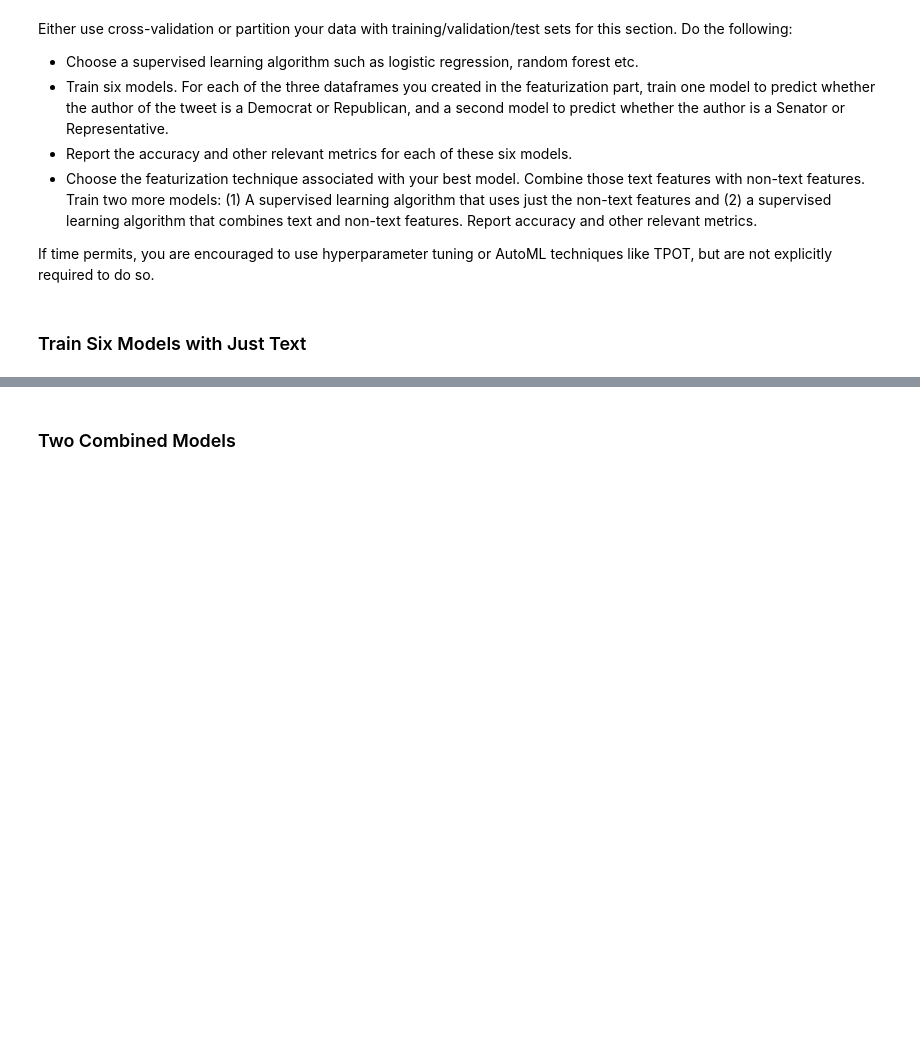
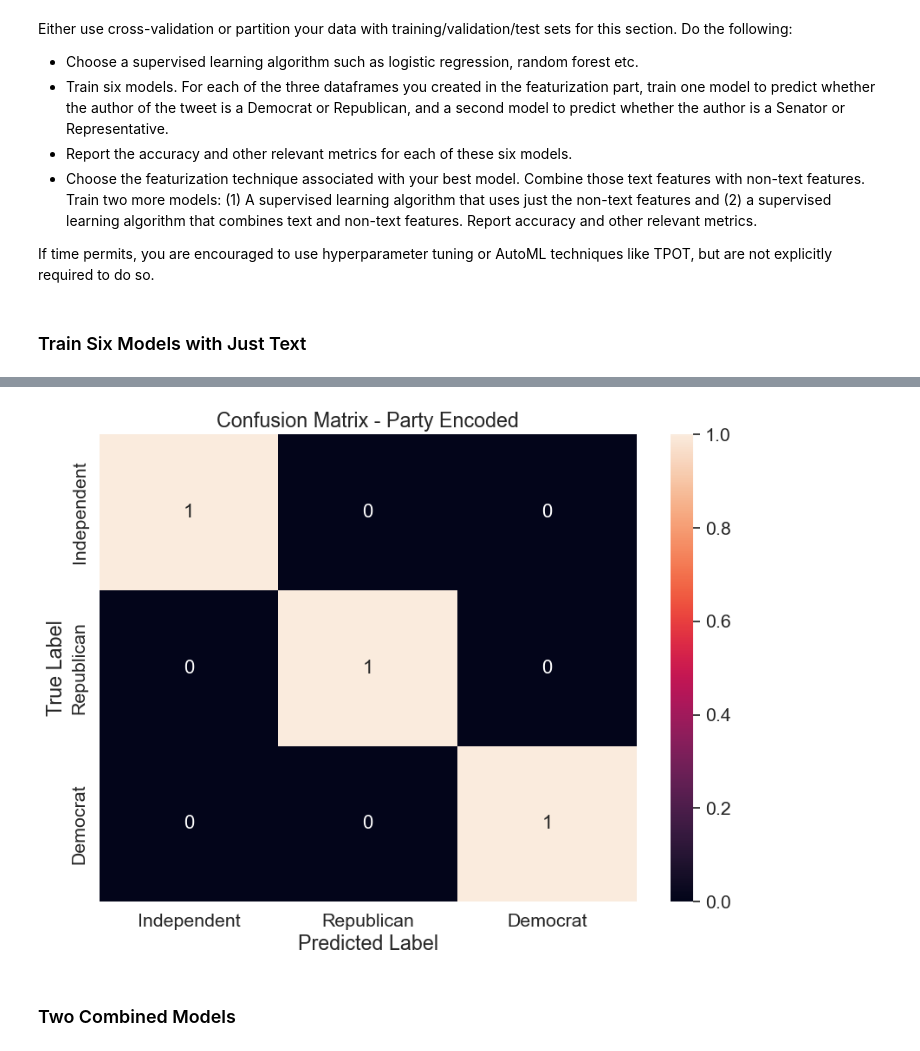
Before and after one commit to neenzworld/Computational-Social-Science-Projects, a Jupyter notebook: Project 5/Neena - Project 5 -checkpoint.ipynb, the cells around one changed output, grey strips where cells are left out. Drawn from its saved outputs; the diff is of its cells as text; code cells hidden in the pictures; blank space fills up the shorter version.

```diff
--- a/Project 5/Neena - Project 5 .ipynb
+++ b/Project 5/Neena - Project 5 -checkpoint.ipynb
@@ -438,0 +754,49 @@ If time permits, you are encouraged to use hyperparameter tuning or AutoML techn
+# %%
+import pandas as pd
+import seaborn as sns
+from sklearn.model_selection import train_test_split
+from sklearn.linear_model import LogisticRegression
+from sklearn.metrics import confusion_matrix
+import matplotlib.pyplot as plt
+
+# Use one-hot encoded columns for 'party'
+features = congress_tweets_sample[['party_Independent', 'party_Republican', 'party_Democrat']]
+target_party = congress_tweets_sample['party']
+
+# Split the data into training and test sets
+X_train, X_test, y_train_party, y_test_party = train_test_split(
+    features, target_party, test_size=0.2, random_state=42
+)
+
+# Create a logistic regression model
+logit_reg = LogisticRegression()
+
+# Fit the model
+logit_model_party = logit_reg.fit(X_train, y_train_party)
+
+# Predictions
+y_pred_party = logit_model_party.predict(X_test)
+
+# Create a confusion matrix
+cf_matrix_party = confusion_matrix(y_test_party, y_pred_party, normalize="true")
+
+# Create a DataFrame for the confusion matrix
+df_cm_party = pd.DataFrame(cf_matrix_party, range(len(cf_matrix_party)), range(len(cf_matrix_party)))
+
+# Rename the columns and rows for better readability
+df_cm_party = df_cm_party.rename(index={0: "Independent", 1: "Republican", 2: "Democrat"},
+                                 columns={0: "Independent", 1: "Republican", 2: "Democrat"})
+
+# Plot the confusion matrix
+plt.figure(figsize=(10, 7))
+sns.set(font_scale=1.4)
+sns.heatmap(df_cm_party,
+            annot=True,
+            annot_kws={"size": 16},
+            fmt='g')
+plt.title("Confusion Matrix - Party Encoded")
+plt.xlabel("Predicted Label")
+plt.ylabel("True Label")
+plt.show()
+# %% [output]
+[figure, added]
```
Also changed, not shown: parts of 41 cells of this notebook.
